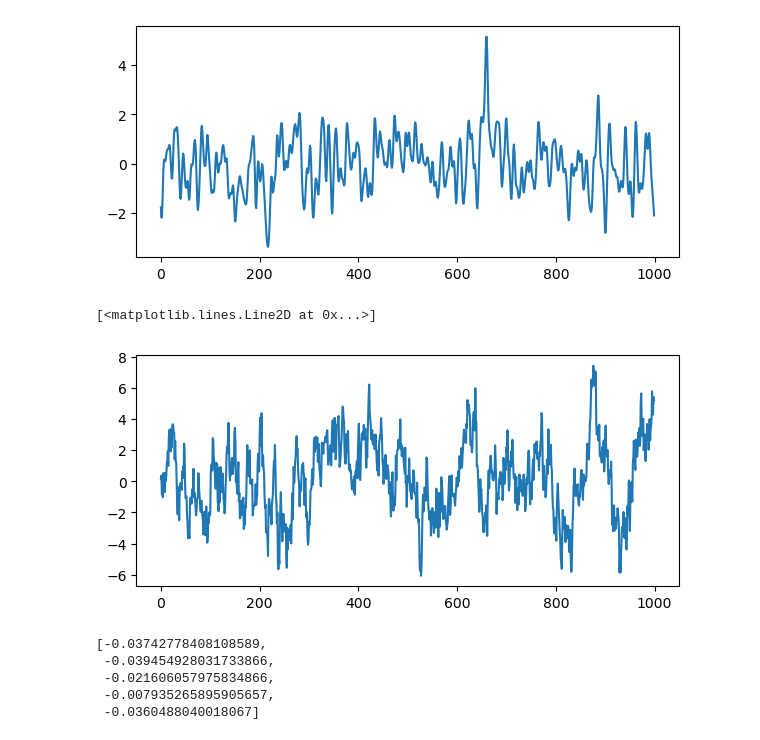
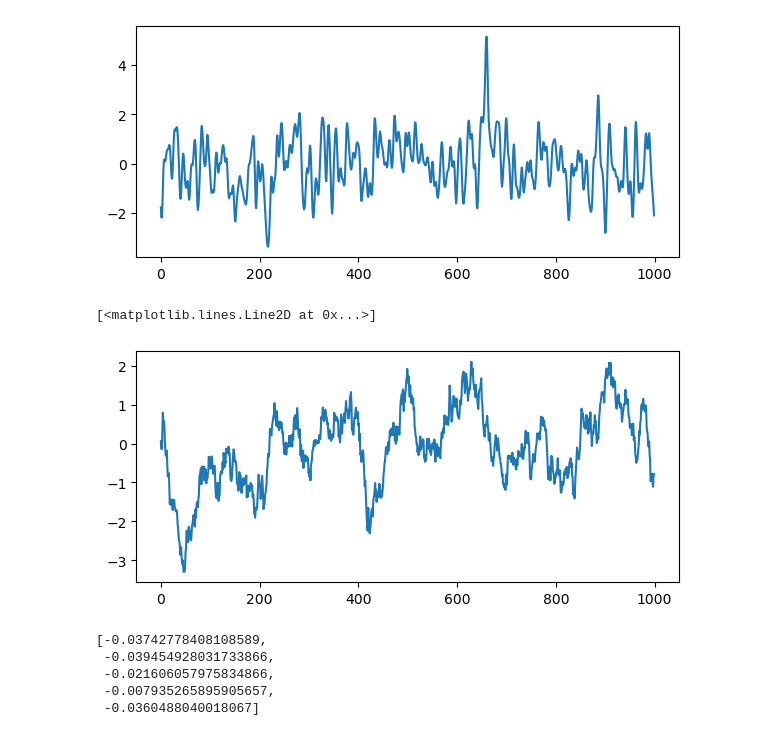
Before and after one commit to nguyenicolas/LinearBandits, a Jupyter notebook: mixing.ipynb, the cells around one changed output. Saved outputs shown, nothing was run; the diff lists cells and outputs as text; code cells hidden in the pictures.

```diff
--- a/mixing.ipynb
+++ b/mixing.ipynb
@@ -49,11 +49,11 @@ plt.plot(eps_)
 [figure]
 # %%
 plt.figure(figsize=(7, 3))
-eps_ = SimulateAR1(phi=0.9, sigma=1, n=n)
+eps_ = SimulateAR1(phi=0.99, sigma=1/5, n=1000)
 plt.plot(eps_)
 # %% [output]
 [<matplotlib.lines.Line2D at 0x...>]
-[figure, old version]
+[figure, new version]
 # %%
 estimators
 # %% [output]
```
Also changed, not shown: 1 other file.
